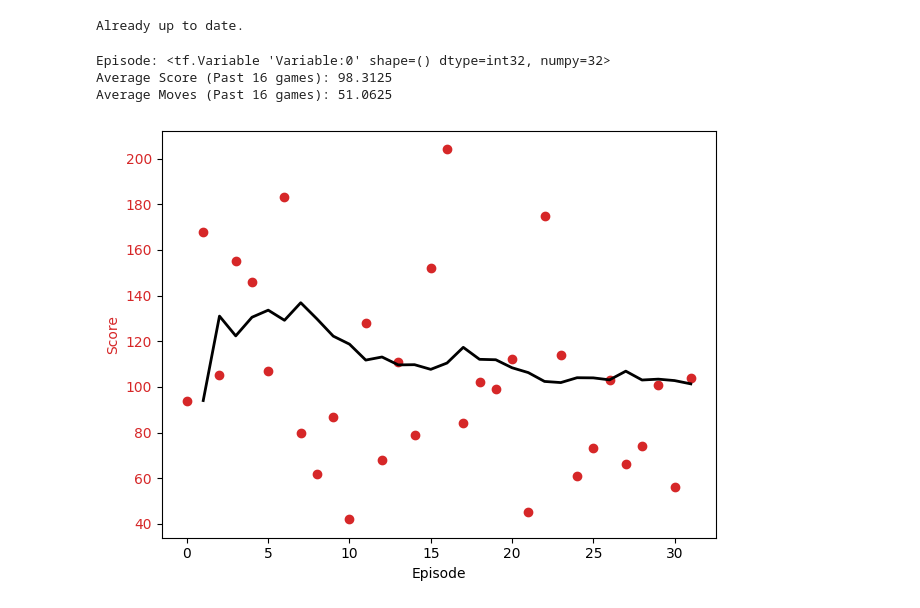
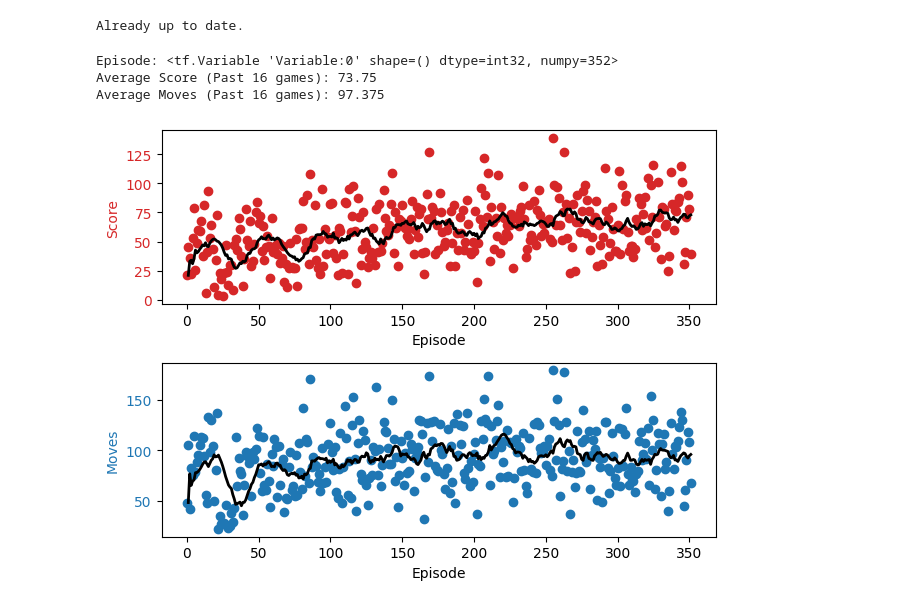
Before and after one commit to bbenip/tetris-ai, a Jupyter notebook: model/rl/rl_model.ipynb, the cells around one changed output. Saved outputs shown, nothing was run; the diff lists cells and outputs as text; code cells hidden in the pictures.

Commit message:
Add moves plot Add finesse penalty

```diff
--- a/model/rl/rl_model.ipynb
+++ b/model/rl/rl_model.ipynb
@@ -205,14 +214,23 @@ def dqn(env,
             print(f"Average Score (Past 16 games): {avg_score[scalar_episode]}")
             print(f"Average Moves (Past 16 games): {avg_moves[scalar_episode]}")
 
-            fig, ax1 = plt.subplots()
+            x_range = np.arange(scalar_episode)
+
+            fig, (ax1, ax2) = plt.subplots(2, 1)
 
             color = 'tab:red'
             ax1.set_xlabel('Episode')
             ax1.set_ylabel('Score', color=color)
-            ax1.scatter(range(scalar_episode), scores[:scalar_episode], color=color)
-            ax1.plot(range(scalar_episode), avg_score[:scalar_episode], color="black", linewidth=2, label='moving_avg')
+            ax1.scatter(x_range, scores[:scalar_episode], color=color)
+            ax1.plot(x_range, avg_score[:scalar_episode], color="black", linewidth=2, label='avg_score')
             ax1.tick_params(axis='y', labelcolor=color)
+
+            color = 'tab:blue'
+            ax2.set_xlabel('Episode')
+            ax2.set_ylabel('Moves', color=color)
+            ax2.scatter(x_range, move_counts[:scalar_episode], color=color)
+            ax2.plot(x_range, avg_moves[:scalar_episode], color="black", linewidth=2, label='avg_moves')
+            ax2.tick_params(axis='y', labelcolor=color)
 
             fig.tight_layout()
             plt.show()
@@ -268,34 +286,35 @@ def train_dqn(model, target_model, mini_batch, gamma, learning_rate):
 NUM_EPISODES = 1024 # @param {type:"integer"}
 MAX_MOVES = 1024 # @param {type:"integer"}
 BATCH_SIZE = 32 # @param {type:"integer"}
-DISCOUNT_FACTOR = 1 # @param {type:"slider", min:0, max:1, step:0.01}
+DISCOUNT_FACTOR = 0.86 # @param {type:"slider", min:0, max:1, step:0.01}
 EXPLORATION_START = 0.8 # @param {type:"slider", min:0, max:1, step:0.1}
-EXPLORATION_END = 0.3 # @param {type:"slider", min:0, max:1, step:0.1}
+EXPLORATION_END = 0.1 # @param {type:"slider", min:0, max:1, step:0.1}
 E_DECAY_STEPS = 512 # @param {type:"integer"}
-LEARNING_RATE = 0.003 # @param {type:"number"}
+LEARNING_RATE = 0.001 # @param {type:"number"}
 
 EPISODES_PER_UPDATE = 32 # @param {type:"integer"}
 EPISODES_PER_CHECKPOINT = 32 # @param {type:"integer"}
 
 INVALID_MOVE_REWARD = -999 # @param {type:"integer"}
-GAME_OVER_REWARD = -99 # @param {type:"integer"}
-VALID_MOVE_REWARD = 1 # @param {type:"integer"}
-STACK_HEIGHT_PENALTY = 4 # @param {type:"integer"}
+GAME_OVER_REWARD = -887 # @param {type:"integer"}
+VALID_MOVE_REWARD = 0 # @param {type:"integer"}
+STACK_HEIGHT_PENALTY = 10 # @param {type:"integer"}
+ROTATION_PENALTY = 20 # @param {type:"integer"}
 # %%
 from tetris import TetrisApp
 
-REWARDS = (INVALID_MOVE_REWARD, GAME_OVER_REWARD, VALID_MOVE_REWARD, STACK_HEIGHT_PENALTY)
+REWARDS = (INVALID_MOVE_REWARD, GAME_OVER_REWARD, VALID_MOVE_REWARD, STACK_HEIGHT_PENALTY, ROTATION_PENALTY)
 env = TetrisApp(ai=True, rewards=REWARDS)
 dqn(env,
     num_episodes=NUM_EPISODES,
     batch_size=BATCH_SIZE,
     ε_start=EXPLORATION_START,
     ε_end=EXPLORATION_END,
     ε_decay_steps=E_DECAY_STEPS,
     gamma=DISCOUNT_FACTOR,
     learning_rate=LEARNING_RATE)
 # %% [output]
-Episode: <tf.Variable 'Variable:0' shape=() dtype=int32, numpy=32>
-Average Score (Past 16 games): 98.3125
-Average Moves (Past 16 games): 51.0625
+Episode: <tf.Variable 'Variable:0' shape=() dtype=int32, numpy=352>
+Average Score (Past 16 games): 73.75
+Average Moves (Past 16 games): 97.375
-[figure, old version]
+[figure, new version]
```
Also changed, not shown: parts of 3 cells of this notebook.
